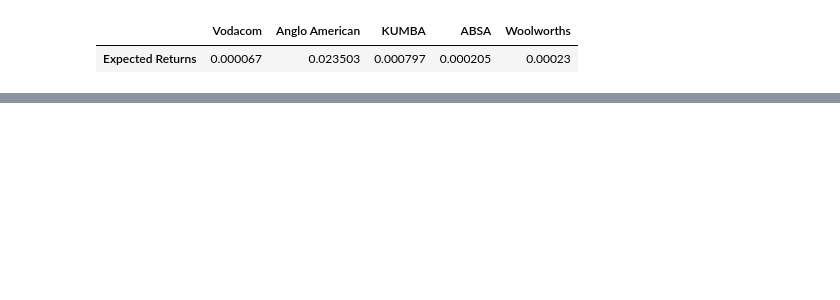
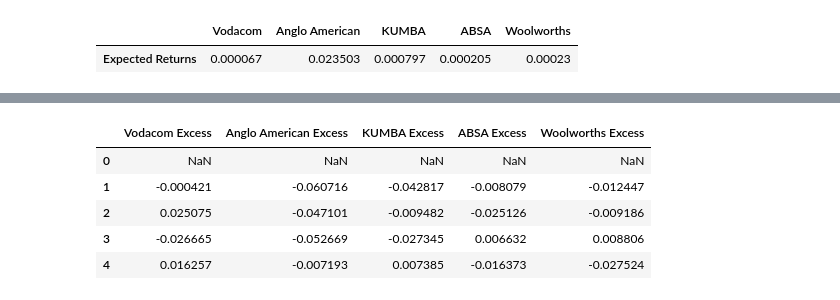
Before and after one commit to CRFisher/various-finance-python-exercises, a Jupyter notebook: Finance Exam/main.ipynb, the cells around one changed output, grey strips where cells are left out. Saved outputs shown, nothing was run; the diff lists cells and outputs as text; code cells hidden in the pictures; blank space fills up the shorter version.

```diff
--- a/Finance Exam/main.ipynb
+++ b/Finance Exam/main.ipynb
@@ -92,0 +112,9 @@ expected_returns_df
+# %%
+excess_return_matrix.head()
+# %% [output]
+|  | Vodacom Excess | Anglo American Excess | KUMBA Excess | ABSA Excess | Woolworths Excess |
+| 0 | NaN | NaN | NaN | NaN | NaN |
+| 1 | -0.000421 | -0.060716 | -0.042817 | -0.008079 | -0.012447 |
+| 2 | 0.025075 | -0.047101 | -0.009482 | -0.025126 | -0.009186 |
+| 3 | -0.026665 | -0.052669 | -0.027345 | 0.006632 | 0.008806 |
+| 4 | 0.016257 | -0.007193 | 0.007385 | -0.016373 | -0.027524 |
```
Also changed, not shown: parts of 11 cells of this notebook.
